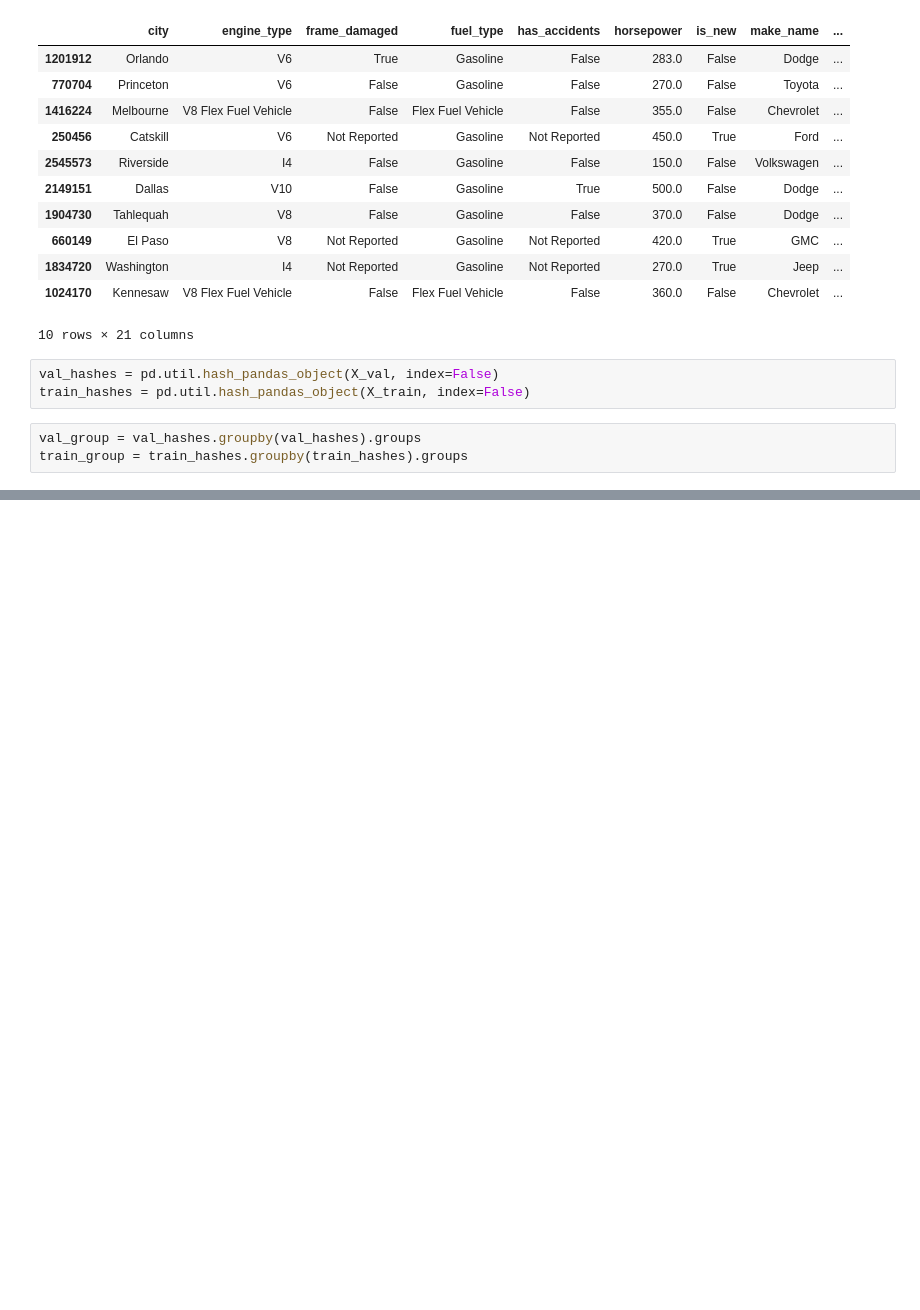
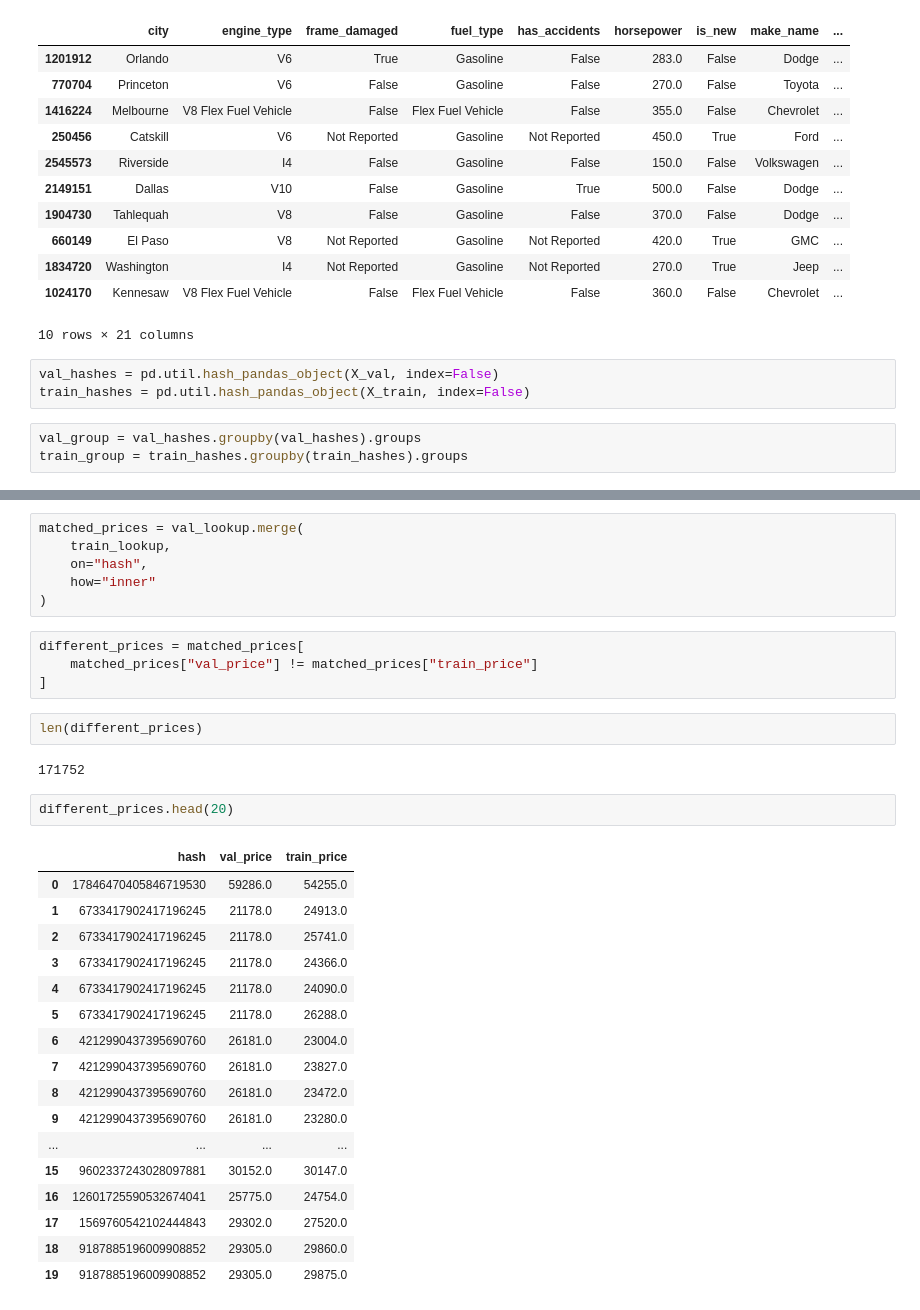
Before and after one commit to CaseyKiiza2026/vehicle-valuation-platform, a Jupyter notebook: notebooks/other_model.ipynb, the cells around one changed output, grey strips where cells are left out. Saved outputs shown, nothing was run; the diff lists cells and outputs as text; blank space fills up the shorter version.

```diff
--- a/notebooks/other_model.ipynb
+++ b/notebooks/other_model.ipynb
@@ -136,0 +158,34 @@ val_group
+# %%
+matched_prices = val_lookup.merge(
+    train_lookup,
+    on="hash",
+    how="inner"
+)
+# %%
+different_prices = matched_prices[
+    matched_prices["val_price"] != matched_prices["train_price"]
+]
+# %%
+len(different_prices)
+# %% [output]
+171752
+# %%
+different_prices.head(20)
+# %% [output]
+|  | hash | val_price | train_price |
+| 0 | 17846470405846719530 | 59286.0 | 54255.0 |
+| 1 | 6733417902417196245 | 21178.0 | 24913.0 |
+| 2 | 6733417902417196245 | 21178.0 | 25741.0 |
+| 3 | 6733417902417196245 | 21178.0 | 24366.0 |
+| 4 | 6733417902417196245 | 21178.0 | 24090.0 |
+| 5 | 6733417902417196245 | 21178.0 | 26288.0 |
+| 6 | 4212990437395690760 | 26181.0 | 23004.0 |
+| 7 | 4212990437395690760 | 26181.0 | 23827.0 |
+| 8 | 4212990437395690760 | 26181.0 | 23472.0 |
+| 9 | 4212990437395690760 | 26181.0 | 23280.0 |
+| ... | ... | ... | ... |
+| 15 | 9602337243028097881 | 30152.0 | 30147.0 |
+| 16 | 12601725590532674041 | 25775.0 | 24754.0 |
+| 17 | 1569760542102444843 | 29302.0 | 27520.0 |
+| 18 | 9187885196009908852 | 29305.0 | 29860.0 |
+| 19 | 9187885196009908852 | 29305.0 | 29875.0 |
```
Also changed, not shown: parts of 11 cells of this notebook.
